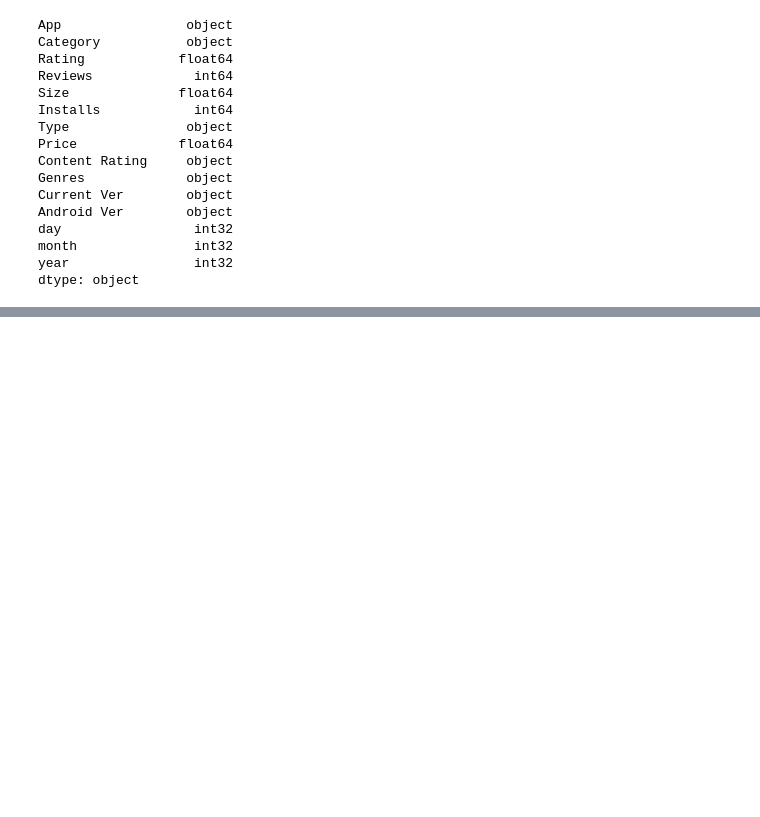
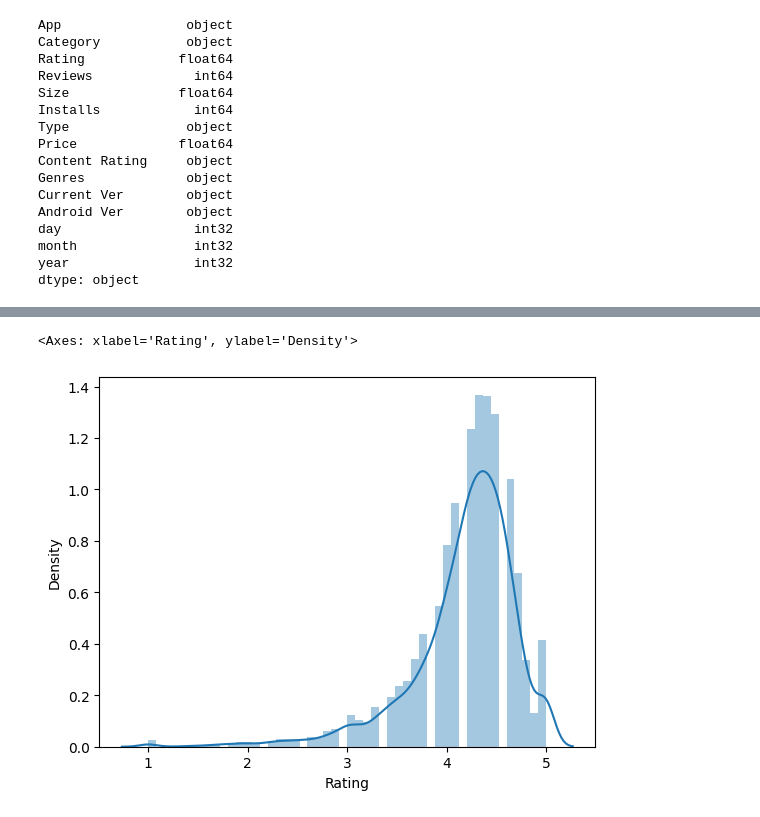
Before and after one commit to prA-G/Machine-Learning, a Jupyter notebook: EDA/1. Google Play.ipynb, the cells around one changed output, grey strips where cells are left out. Cells and saved outputs as stored; diff of their text form; code cells hidden in the pictures; blank space fills up the shorter version.

```diff
--- a/EDA/1. Google Play.ipynb
+++ b/EDA/1. Google Play.ipynb
@@ -711,0 +939,5 @@ dtype: object
+# %%
+sns.distplot(df_copy["Rating"], kde= True)
+# %% [output]
+<Axes: xlabel='Rating', ylabel='Density'>
+[figure, added]
```
Also changed, not shown: parts of 52 cells of this notebook.
